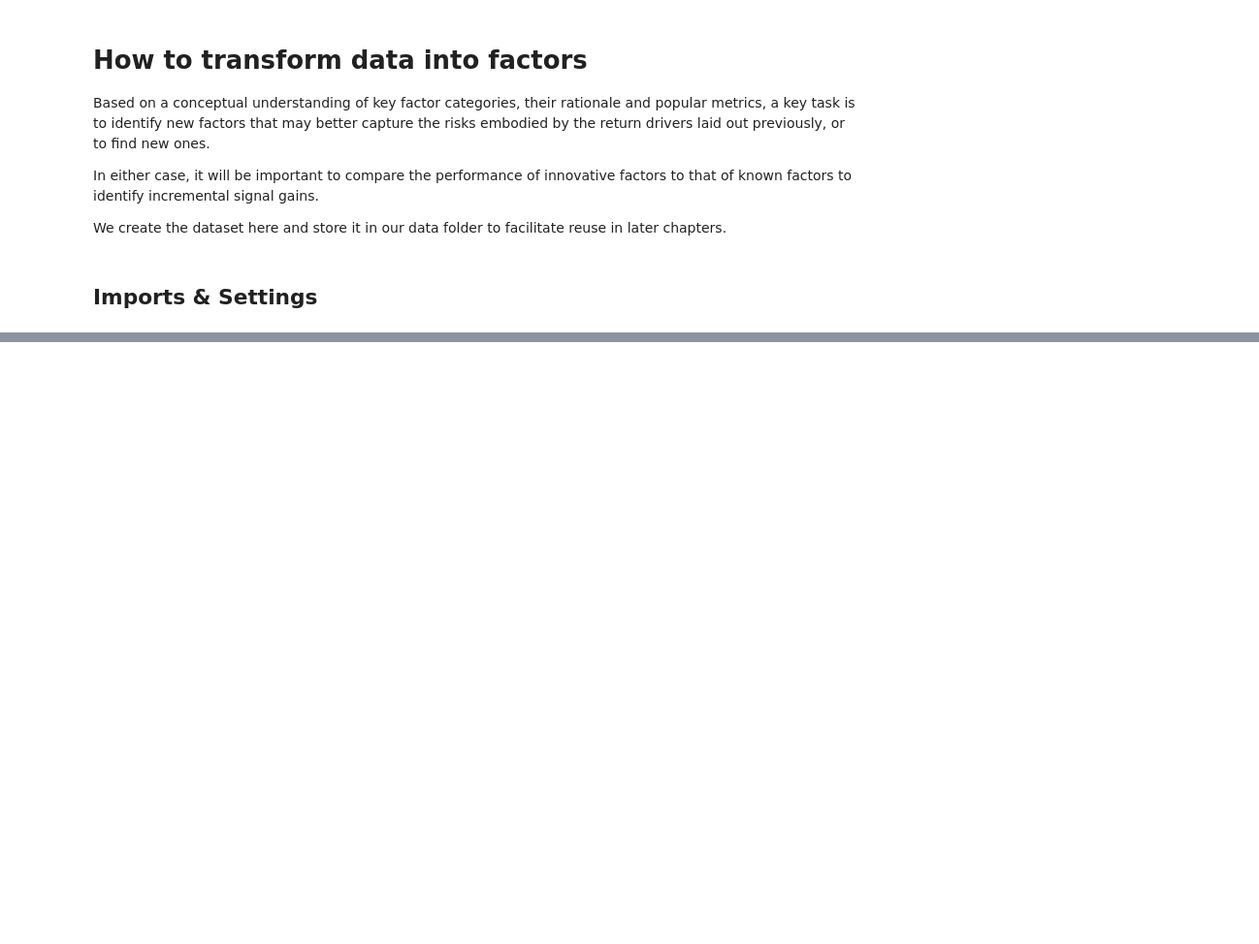
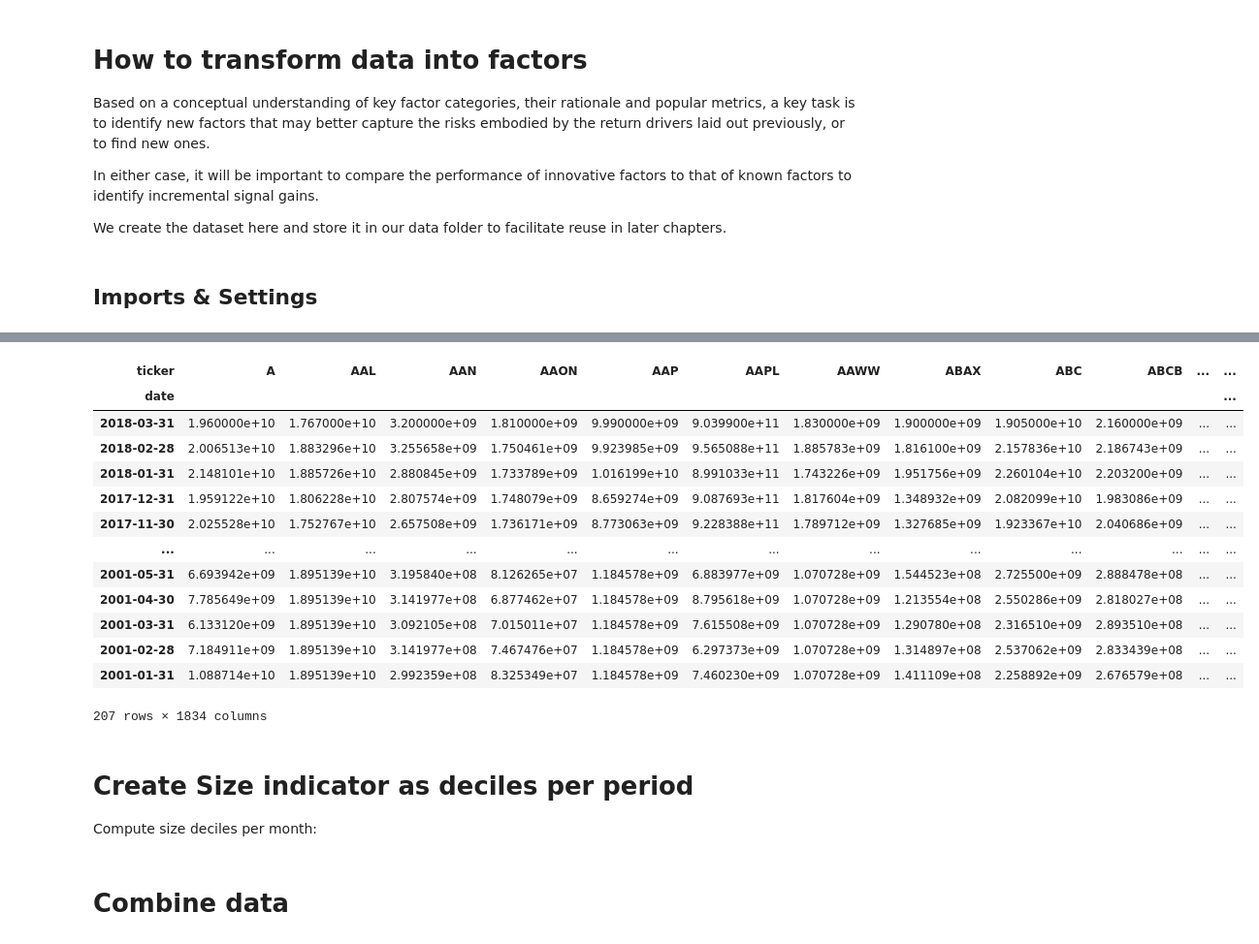
Before and after one commit to PerrySong/ML4T, a Jupyter notebook: 04_financial_feature_engineering/01_feature_engineering.ipynb, the cells around one changed output, grey strips where cells are left out. Shown at 97% size. Saved outputs shown, nothing was run; the diff lists cells and outputs as text; code cells hidden in the pictures; blank space fills up the shorter version.

```diff
--- a/04_financial_feature_engineering/01_feature_engineering.ipynb
+++ b/04_financial_feature_engineering/01_feature_engineering.ipynb
@@ -30,0 +530,23 @@ idx = pd.IndexSlice
+# %%
+msize = (size_factor
+         .mul(stocks
+              .loc[size_factor.columns, 'marketcap'])).dropna(axis=1, how='all')
+msize
+# %% [output]
+| ticker | A | AAL | AAN | AAON | AAP | AAPL | AAWW | ABAX | ABC | ABCB | ... | ... |
+| date |  |  |  |  |  |  |  |  |  |  |  | ... |
+| 2018-03-31 | 1.960000e+10 | 1.767000e+10 | 3.200000e+09 | 1.810000e+09 | 9.990000e+09 | 9.039900e+11 | 1.830000e+09 | 1.900000e+09 | 1.905000e+10 | 2.160000e+09 | ... | ... |
+| 2018-02-28 | 2.006513e+10 | 1.883296e+10 | 3.255658e+09 | 1.750461e+09 | 9.923985e+09 | 9.565088e+11 | 1.885783e+09 | 1.816100e+09 | 2.157836e+10 | 2.186743e+09 | ... | ... |
+| 2018-01-31 | 2.148101e+10 | 1.885726e+10 | 2.880845e+09 | 1.733789e+09 | 1.016199e+10 | 8.991033e+11 | 1.743226e+09 | 1.951756e+09 | 2.260104e+10 | 2.203200e+09 | ... | ... |
+| 2017-12-31 | 1.959122e+10 | 1.806228e+10 | 2.807574e+09 | 1.748079e+09 | 8.659274e+09 | 9.087693e+11 | 1.817604e+09 | 1.348932e+09 | 2.082099e+10 | 1.983086e+09 | ... | ... |
+| 2017-11-30 | 2.025528e+10 | 1.752767e+10 | 2.657508e+09 | 1.736171e+09 | 8.773063e+09 | 9.228388e+11 | 1.789712e+09 | 1.327685e+09 | 1.923367e+10 | 2.040686e+09 | ... | ... |
+| ... | ... | ... | ... | ... | ... | ... | ... | ... | ... | ... | ... | ... |
+| 2001-05-31 | 6.693942e+09 | 1.895139e+10 | 3.195840e+08 | 8.126265e+07 | 1.184578e+09 | 6.883977e+09 | 1.070728e+09 | 1.544523e+08 | 2.725500e+09 | 2.888478e+08 | ... | ... |
+| 2001-04-30 | 7.785649e+09 | 1.895139e+10 | 3.141977e+08 | 6.877462e+07 | 1.184578e+09 | 8.795618e+09 | 1.070728e+09 | 1.213554e+08 | 2.550286e+09 | 2.818027e+08 | ... | ... |
+| 2001-03-31 | 6.133120e+09 | 1.895139e+10 | 3.092105e+08 | 7.015011e+07 | 1.184578e+09 | 7.615508e+09 | 1.070728e+09 | 1.290780e+08 | 2.316510e+09 | 2.893510e+08 | ... | ... |
+| 2001-02-28 | 7.184911e+09 | 1.895139e+10 | 3.141977e+08 | 7.467476e+07 | 1.184578e+09 | 6.297373e+09 | 1.070728e+09 | 1.314897e+08 | 2.537062e+09 | 2.833439e+08 | ... | ... |
+| 2001-01-31 | 1.088714e+10 | 1.895139e+10 | 2.992359e+08 | 8.325349e+07 | 1.184578e+09 | 7.460230e+09 | 1.070728e+09 | 1.411109e+08 | 2.258892e+09 | 2.676579e+08 | ... | ... |
+207 rows × 1834 columns
+# %% [markdown]
+# Create Size indicator as deciles per period
+Compute size deciles per month:
@@ -30,0 +560,2 @@ idx = pd.IndexSlice
+# %% [markdown]
+# Combine data
```
Also changed, not shown: parts of 56 cells of this notebook, 7 other files.
